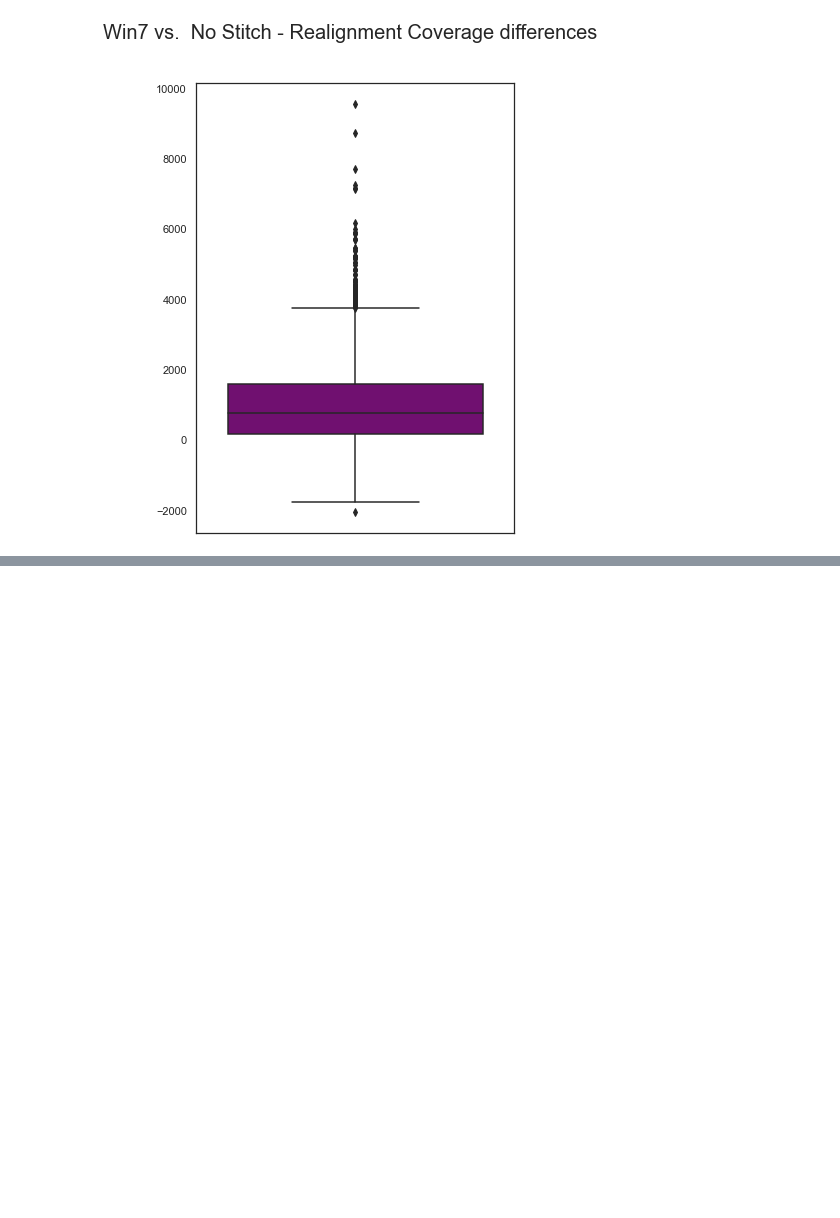
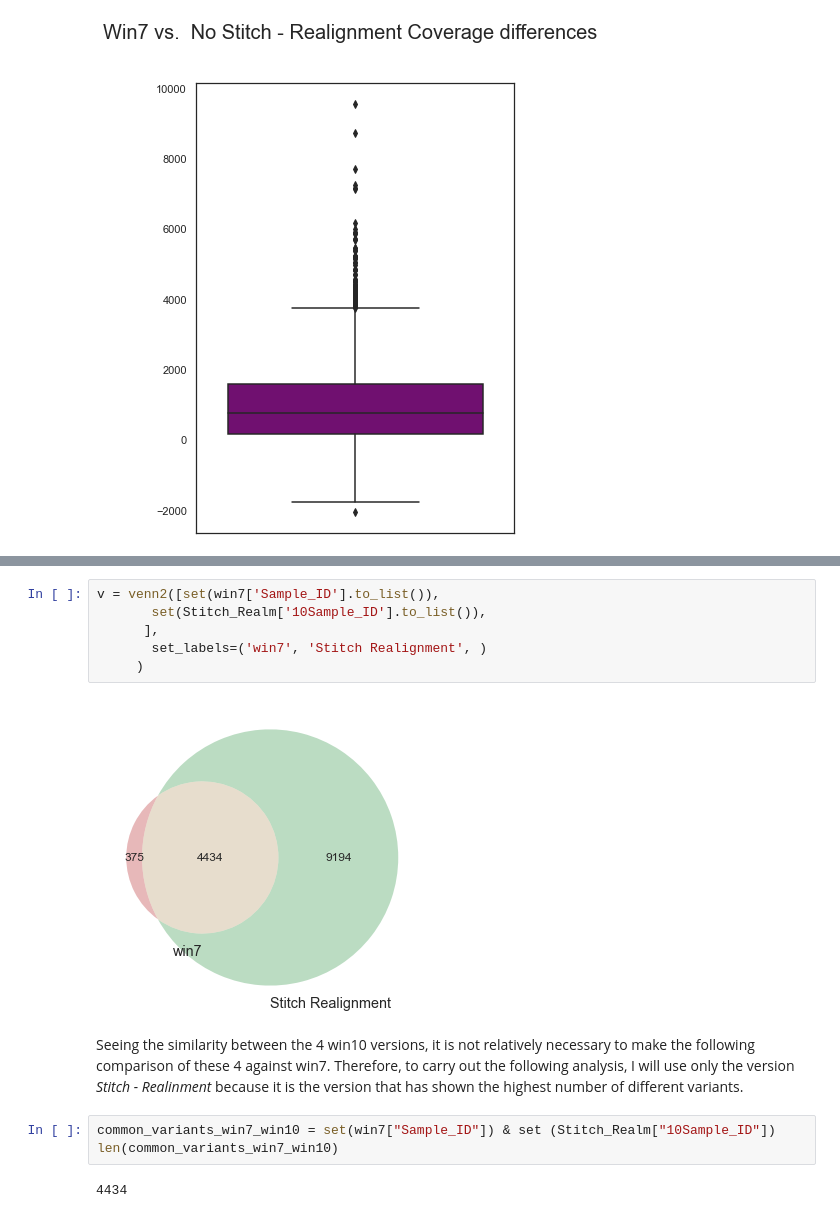
Before and after one commit to Manuel-DominguezCBG/Win7-10_comparison, a Jupyter notebook: JVJ65/JVJ65_Analysis.ipynb, the cells around one changed output, grey strips where cells are left out. Cells and saved outputs as stored; diff of their text form; blank space fills up the shorter version.

Commit message:
Sensitivity analysis  added

```diff
--- a/JVJ65/JVJ65_Analysis.ipynb
+++ b/JVJ65/JVJ65_Analysis.ipynb
@@ -1351,0 +1290,15 @@ No_common_variants_NoStitch[No_common_variants_NoStitch["FILTER_NoStitch"]=="PAS
+# %%
+v = venn2([set(win7['Sample_ID'].to_list()),
+       set(Stitch_Realm['10Sample_ID'].to_list()),
+      ],
+       set_labels=('win7', 'Stitch Realignment', )
+     )
+# %% [output]
+[figure, added]
+# %% [markdown]
+Seeing the similarity between the 4 win10 versions, it is not relatively necessary to make the following comparison of these 4 against win7. Therefore, to carry out the following analysis, I will use only the version *Stitch - Realinment* because it is the version that has shown the highest number of different variants.
+# %%
+common_variants_win7_win10 = set(win7["Sample_ID"]) & set (Stitch_Realm["10Sample_ID"])
+len(common_variants_win7_win10)
+# %% [output]
+4434
```
Also changed, not shown: parts of 103 cells of this notebook, 11 other files.
